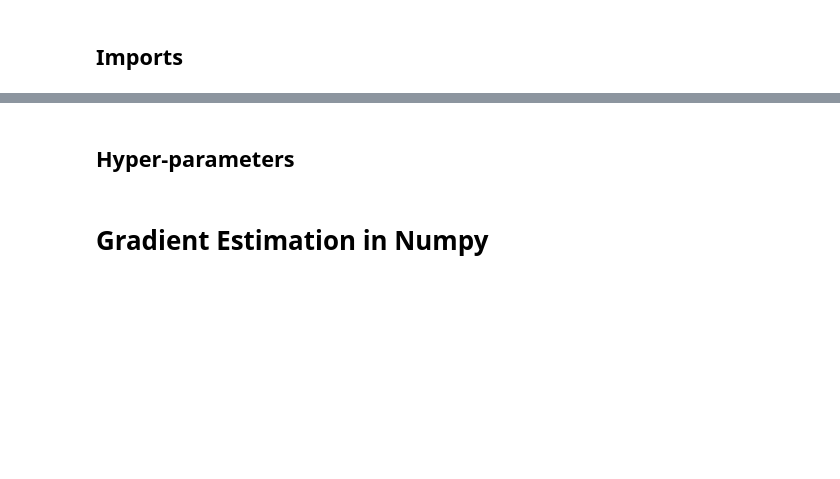
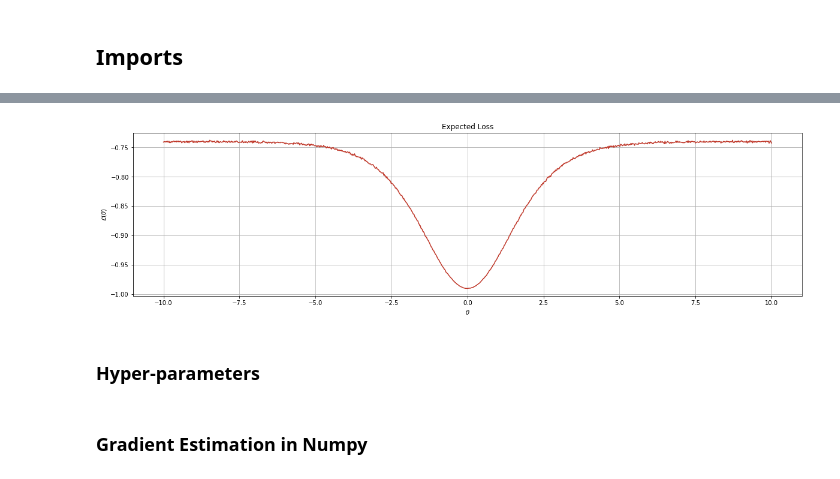
Before and after one commit to thiagopbueno/gradient-estimators-in-stochastic-computation-graphs, a Jupyter notebook: notebooks/Gradient Estimation - Numpy vs TensorFlow.ipynb, the cells around one changed output, grey strips where cells are left out. Cells and saved outputs as stored; diff of their text form; code cells hidden in the pictures; blank space fills up the shorter version.

```diff
--- a/notebooks/Gradient Estimation - Numpy vs TensorFlow.ipynb
+++ b/notebooks/Gradient Estimation - Numpy vs TensorFlow.ipynb
@@ -34,3 +34,19 @@ import utils
+# %%
+thetas = np.linspace(-10.0, 10.0, 1000)
+
+losses = []
+for theta in thetas:
+    x = 1 / (1 + np.exp(-theta))
+    mu = x + 0.5
+    sigma = 0.1
+    y = np.random.normal(loc=mu, scale=sigma, size=(10000,))
+    f = y * (y - 2)
+    loss = np.mean(f)
+    losses.append(loss)
+
+utils.plot_expected_loss(thetas, losses)
+# %% [output]
+[figure, added]
 # %% [markdown]
-## Hyper-parameters
+### Hyper-parameters
 # %%
@@ -40,6 +56,6 @@ epochs = 3000
 theta_init = -1.0
 # %% [markdown]
-# Gradient Estimation in Numpy
+### Gradient Estimation in Numpy
 # %%
 def forward(inputs, batch_size):
     theta = inputs
```
Also changed, not shown: parts of 60 cells of this notebook, 6 other files.
